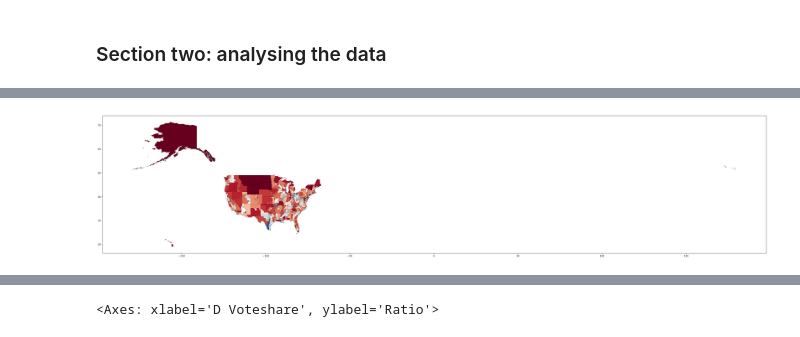
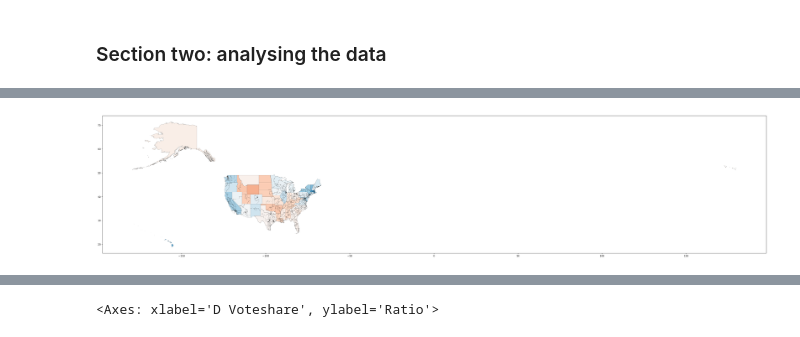
Before and after one commit to maia-pi/db_project, a Jupyter notebook: cong116.ipynb, the cells around one changed output, grey strips where cells are left out. Drawn from its saved outputs; the diff is of its cells as text; code cells hidden in the pictures.

Commit message:
more plotting

```diff
--- a/cong116.ipynb
+++ b/cong116.ipynb
@@ -99,6 +99,16 @@ for i in range(0, len(dists_map)):
     d = dists_map["District"].iloc[i]
     hull = hull_area(state, d)
     hull_areas.append(hull)
+
+# compute total percentage democrats for each state
+dem_percs = []
+for i in range(0, len(dists_map)):
+    state = dists_map["State"].iloc[i]
+    d = dists_map["District"].iloc[i]
+    dem_num = sum(dists[dists["State"] == state]["Dem Votes"].astype(float))
+    rep_num = sum(dists[dists["State"] == state]["GOP Votes"].astype(float))
+    dem_perc = dem_num / (dem_num + rep_num)
+    dem_percs.append(dem_perc)
 # %%
 # compute average
 # %%
@@ -107,6 +117,7 @@ dists_map["Area"] = dists_map["geom_crs"].area
 dists_map["hull_area"] = hull_areas
 dists_map["Ratio"] = dists_map["hull_area"] / dists_map["Area"]
 dists_map["codes"] = dists_map["State"] + dists_map["District"]
+dists_map["dem_percs"] = dem_percs
 # %%
 # merge dfs on state and district
 dists = pd.merge(dists_demo, dists_map, on = "codes", how = "outer")
@@ -155,15 +164,15 @@ plot_intersection("MD", "3")
 # %%
 # plot full image with coloring
 dists_map.plot(
-    column="Ratio",
+    column="dem_percs",
     #legend=True,
     figsize=(50, 50),
     edgecolor="black",
     linewidth=0.2,
     cmap = "RdBu",
     vmin = 0,
     vmax = 1
 );
 # %% [output]
-[figure, old version]
+[figure, new version]
 # %%
```
Also changed, not shown: parts of 18 cells of this notebook.
